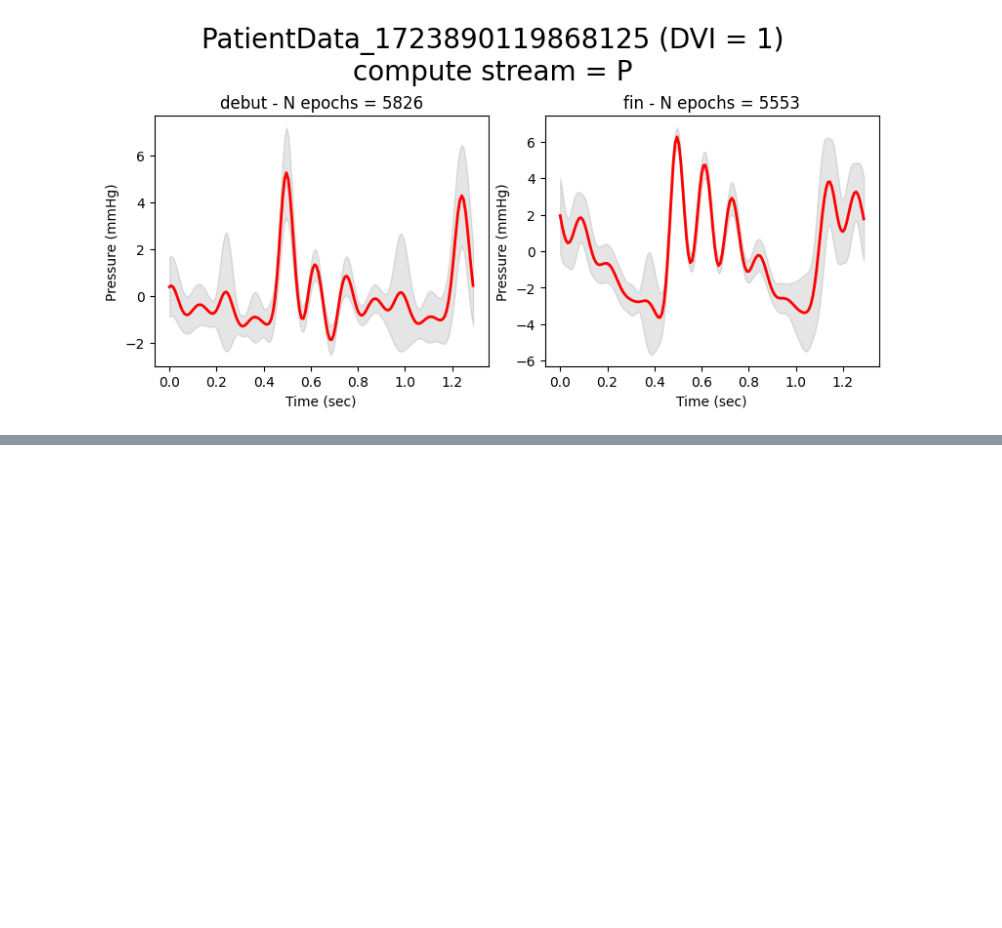
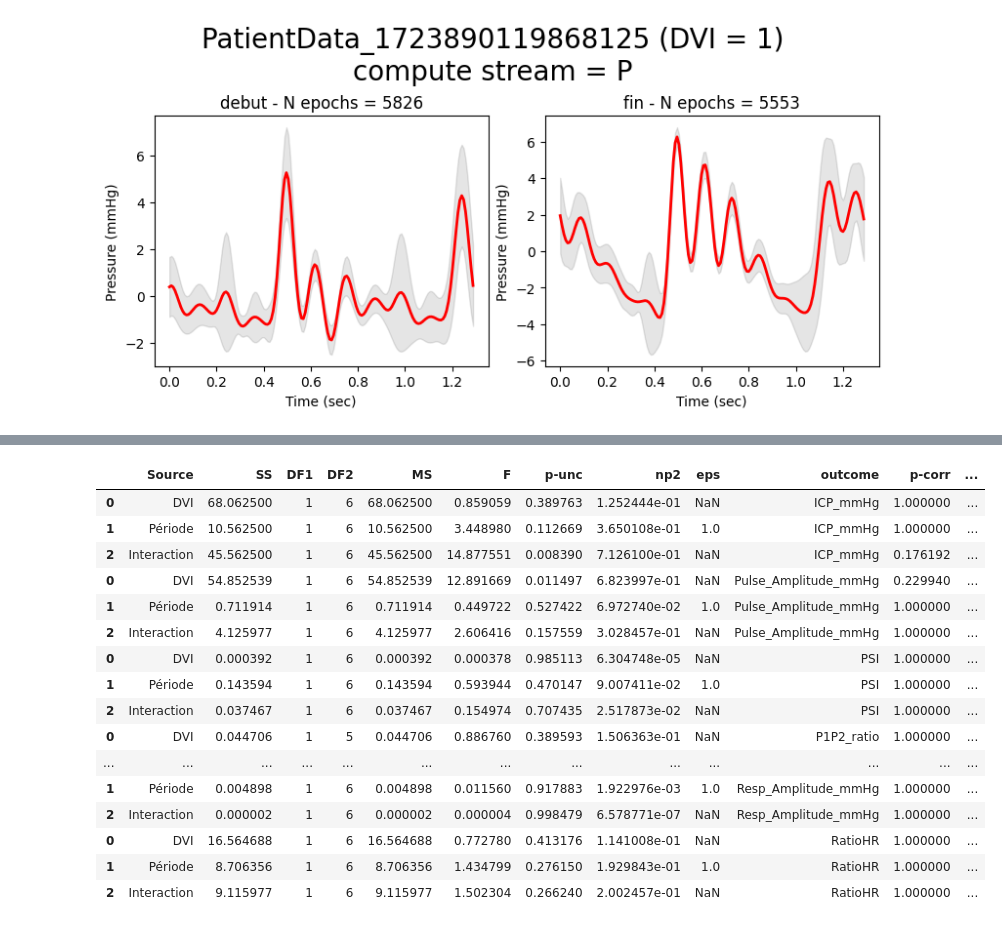
Before and after one commit to ValentinGhibaudo/Scripts_Projet_Clampage_DVE, a Jupyter notebook: valentin_sandbox.ipynb, the cells around one changed output, grey strips where cells are left out. Saved outputs shown, nothing was run; the diff lists cells and outputs as text; code cells hidden in the pictures; blank space fills up the shorter version.

```diff
--- a/valentin_sandbox.ipynb
+++ b/valentin_sandbox.ipynb
@@ -181,0 +271,20 @@ for sub in subs:
+# %%
+res
+# %% [output]
+|  | Source | SS | DF1 | DF2 | MS | F | p-unc | np2 | eps | outcome | p-corr | ... |
+| 0 | DVI | 68.062500 | 1 | 6 | 68.062500 | 0.859059 | 0.389763 | 1.252444e-01 | NaN | ICP_mmHg | 1.000000 | ... |
+| 1 | Période | 10.562500 | 1 | 6 | 10.562500 | 3.448980 | 0.112669 | 3.650108e-01 | 1.0 | ICP_mmHg | 1.000000 | ... |
+| 2 | Interaction | 45.562500 | 1 | 6 | 45.562500 | 14.877551 | 0.008390 | 7.126100e-01 | NaN | ICP_mmHg | 0.176192 | ... |
+| 0 | DVI | 54.852539 | 1 | 6 | 54.852539 | 12.891669 | 0.011497 | 6.823997e-01 | NaN | Pulse_Amplitude_mmHg | 0.229940 | ... |
+| 1 | Période | 0.711914 | 1 | 6 | 0.711914 | 0.449722 | 0.527422 | 6.972740e-02 | 1.0 | Pulse_Amplitude_mmHg | 1.000000 | ... |
+| 2 | Interaction | 4.125977 | 1 | 6 | 4.125977 | 2.606416 | 0.157559 | 3.028457e-01 | NaN | Pulse_Amplitude_mmHg | 1.000000 | ... |
+| 0 | DVI | 0.000392 | 1 | 6 | 0.000392 | 0.000378 | 0.985113 | 6.304748e-05 | NaN | PSI | 1.000000 | ... |
+| 1 | Période | 0.143594 | 1 | 6 | 0.143594 | 0.593944 | 0.470147 | 9.007411e-02 | 1.0 | PSI | 1.000000 | ... |
+| 2 | Interaction | 0.037467 | 1 | 6 | 0.037467 | 0.154974 | 0.707435 | 2.517873e-02 | NaN | PSI | 1.000000 | ... |
+| 0 | DVI | 0.044706 | 1 | 5 | 0.044706 | 0.886760 | 0.389593 | 1.506363e-01 | NaN | P1P2_ratio | 1.000000 | ... |
+| ... | ... | ... | ... | ... | ... | ... | ... | ... | ... | ... | ... | ... |
+| 1 | Période | 0.004898 | 1 | 6 | 0.004898 | 0.011560 | 0.917883 | 1.922976e-03 | 1.0 | Resp_Amplitude_mmHg | 1.000000 | ... |
+| 2 | Interaction | 0.000002 | 1 | 6 | 0.000002 | 0.000004 | 0.998479 | 6.578771e-07 | NaN | Resp_Amplitude_mmHg | 1.000000 | ... |
+| 0 | DVI | 16.564688 | 1 | 6 | 16.564688 | 0.772780 | 0.413176 | 1.141008e-01 | NaN | RatioHR | 1.000000 | ... |
+| 1 | Période | 8.706356 | 1 | 6 | 8.706356 | 1.434799 | 0.276150 | 1.929843e-01 | 1.0 | RatioHR | 1.000000 | ... |
+| 2 | Interaction | 9.115977 | 1 | 6 | 9.115977 | 1.502304 | 0.266240 | 2.002457e-01 | NaN | RatioHR | 1.000000 | ... |
```
Also changed, not shown: parts of 4 cells of this notebook.
